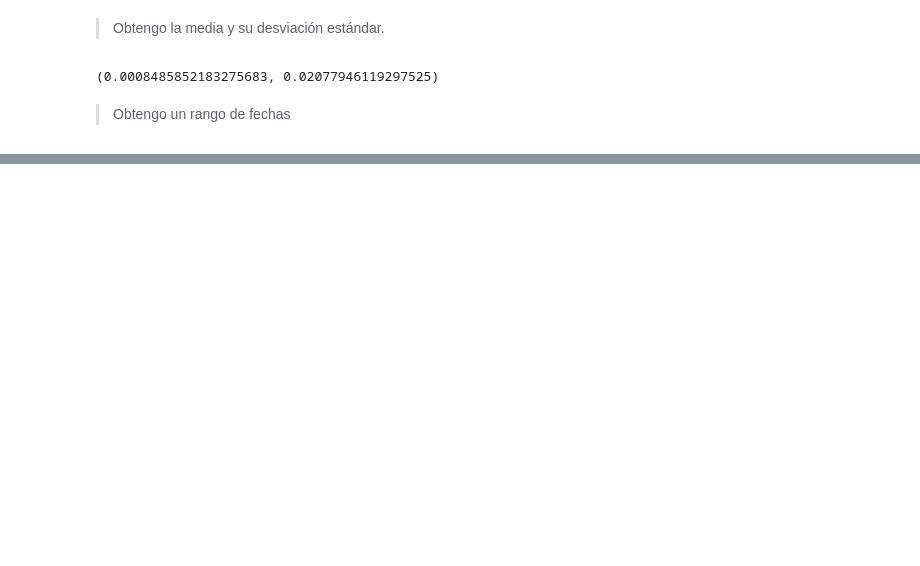
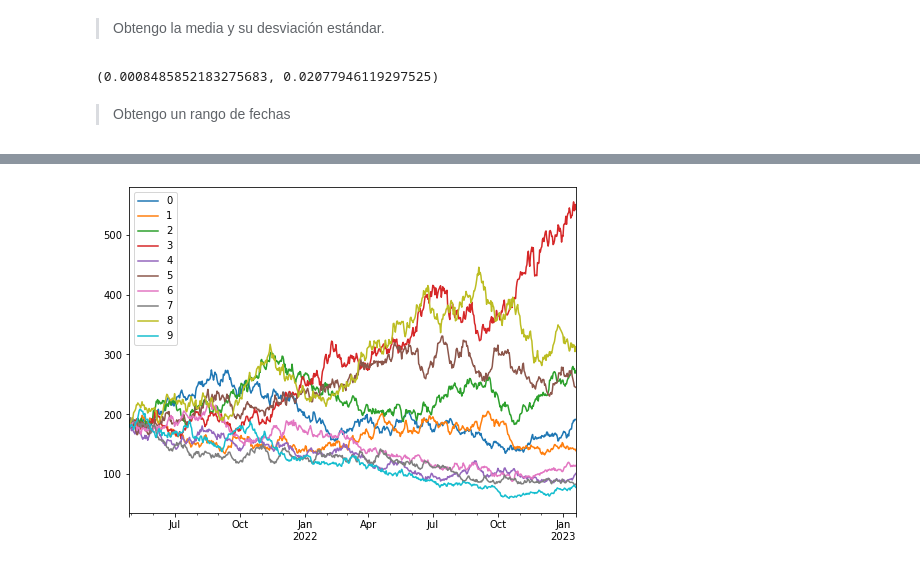
Before and after one commit to JuanPablo2019/Tarea9, a Jupyter notebook: Tarea9.ipynb, the cells around one changed output, grey strips where cells are left out. Cells and saved outputs as stored; diff of their text form; code cells hidden in the pictures; blank space fills up the shorter version.

```diff
--- a/Tarea9.ipynb
+++ b/Tarea9.ipynb
@@ -181,0 +290,5 @@ ndays
+# %%
+mu_r = r_log.mean()[0]
+sigma_r = r_log.std()[0]
+
+mu_r, sigma_r
@@ -181,0 +364,2 @@ ndays
+# %%
+r = (0.006/100)/360
@@ -181,0 +368,4 @@ ndays
+# %%
+nscen = 10
+sim_ret = pd.DataFrame(sigma_r*np.random.randn(ndays,nscen)+r,index=dates)
+sim_ret.cumsum()
@@ -181,0 +388,5 @@ ndays
+# %%
+S0 = closes_dis.iloc[-1,0]
+sim_closes = S0*np.exp(sim_ret.cumsum())
+sim_closes.iloc[0,:]
+sim_closes
@@ -181,0 +407,4 @@ ndays
+# %%
+sim_closes.plot(figsize=(8,6));
+# %% [output]
+[figure, added]
```
Also changed, not shown: parts of 36 cells of this notebook.
